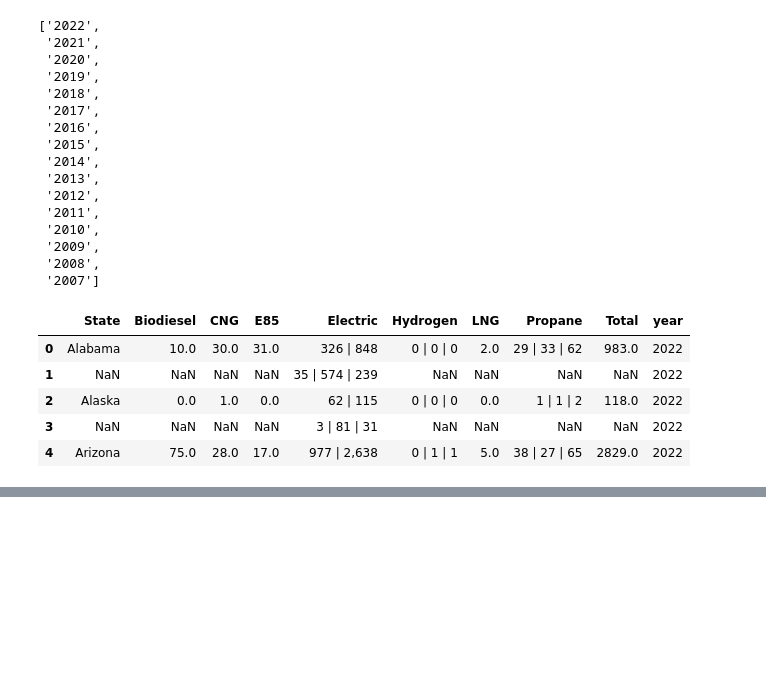
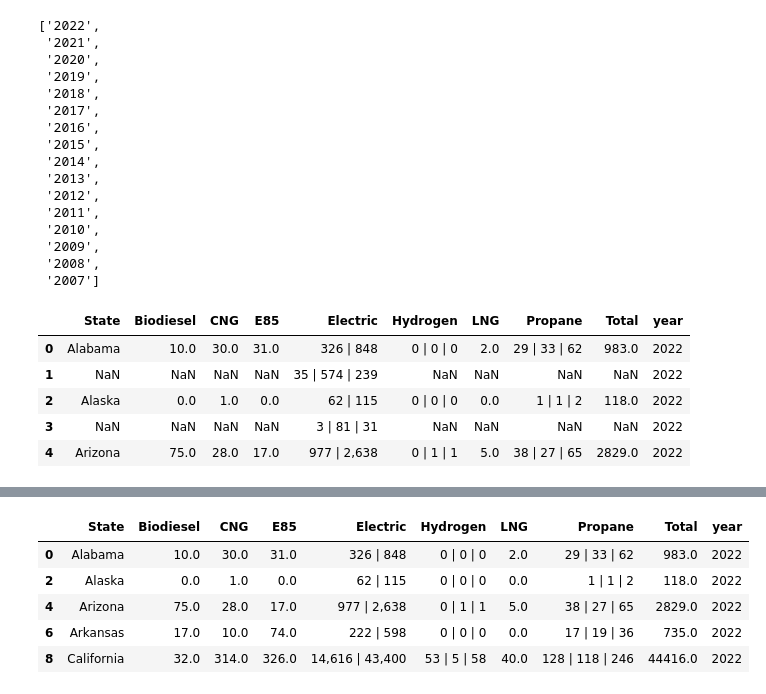
Before and after one commit to boay00/group-project-ev, a Jupyter notebook: 01_data_collection.ipynb, the cells around one changed output, grey strips where cells are left out. Saved outputs shown, nothing was run; the diff lists cells and outputs as text; code cells hidden in the pictures; blank space fills up the shorter version.

Commit message:
include code to extract value from subtype of charging station

```diff
--- a/01_data_collection.ipynb
+++ b/01_data_collection.ipynb
@@ -247,7 +247,7 @@ station_counts.head()
 | 4 | Arizona | 75.0 | 28.0 | 17.0 | 977 | 2,638 | 0 | 1 | 1 | 5.0 | 38 | 27 | 65 | 2829.0 | 2022 |
 # %%
 # Drop unnecessary columns
-station_counts.drop(["Biodiesel", "CNG", "E85", "Electric", "Hydrogen", "LNG", "Propane"], axis=1, inplace=True)
+#station_counts.drop(["Biodiesel", "CNG", "E85", "Electric", "Hydrogen", "LNG", "Propane"], axis=1, inplace=True)
 
 # drop the row with nan due to original data formating
 station_counts.dropna(subset=['State'], inplace=True)
@@ -298,3 +312,12 @@ memory usage: 25.5+ KB
 # %%
 # save to csv file
 station_counts.to_csv("./data/station_counts_by_state.csv", index=False)
+# %%
+station_counts.head()
+# %% [output]
+|  | State | Biodiesel | CNG | E85 | Electric | Hydrogen | LNG | Propane | Total | year |
+| 0 | Alabama | 10.0 | 30.0 | 31.0 | 326 | 848 | 0 | 0 | 0 | 2.0 | 29 | 33 | 62 | 983.0 | 2022 |
+| 2 | Alaska | 0.0 | 1.0 | 0.0 | 62 | 115 | 0 | 0 | 0 | 0.0 | 1 | 1 | 2 | 118.0 | 2022 |
+| 4 | Arizona | 75.0 | 28.0 | 17.0 | 977 | 2,638 | 0 | 1 | 1 | 5.0 | 38 | 27 | 65 | 2829.0 | 2022 |
+| 6 | Arkansas | 17.0 | 10.0 | 74.0 | 222 | 598 | 0 | 0 | 0 | 0.0 | 17 | 19 | 36 | 735.0 | 2022 |
+| 8 | California | 32.0 | 314.0 | 326.0 | 14,616 | 43,400 | 53 | 5 | 58 | 40.0 | 128 | 118 | 246 | 44416.0 | 2022 |
```
Also changed, not shown: parts of 21 cells of this notebook.
